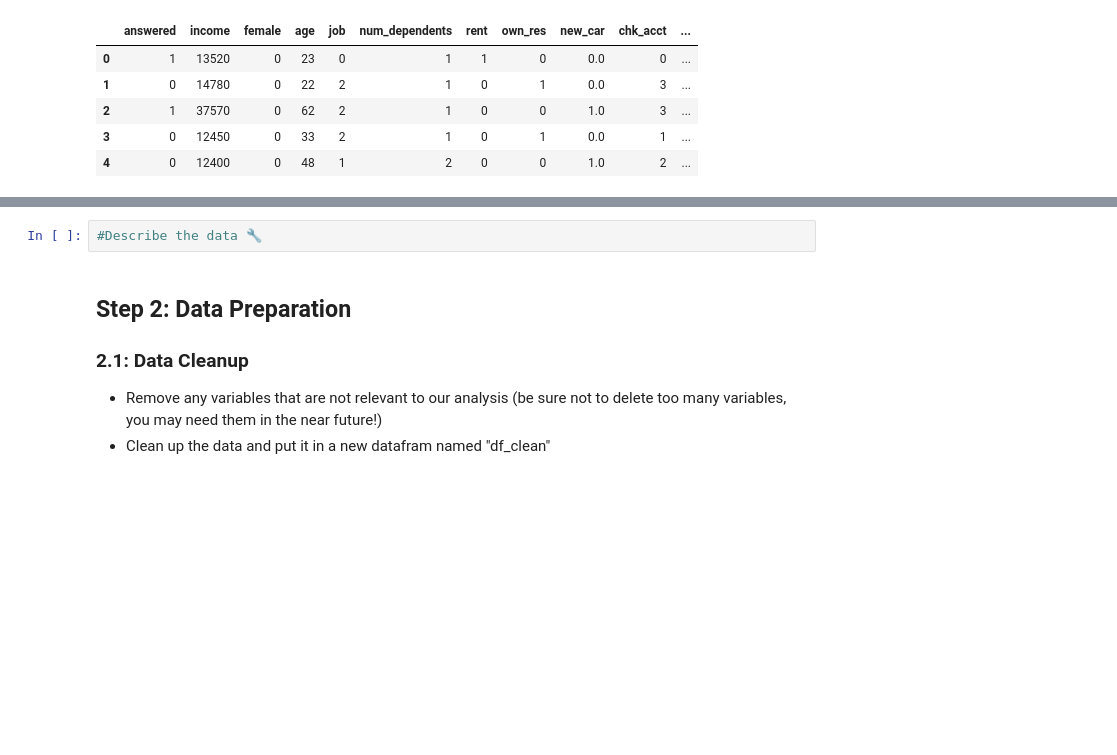
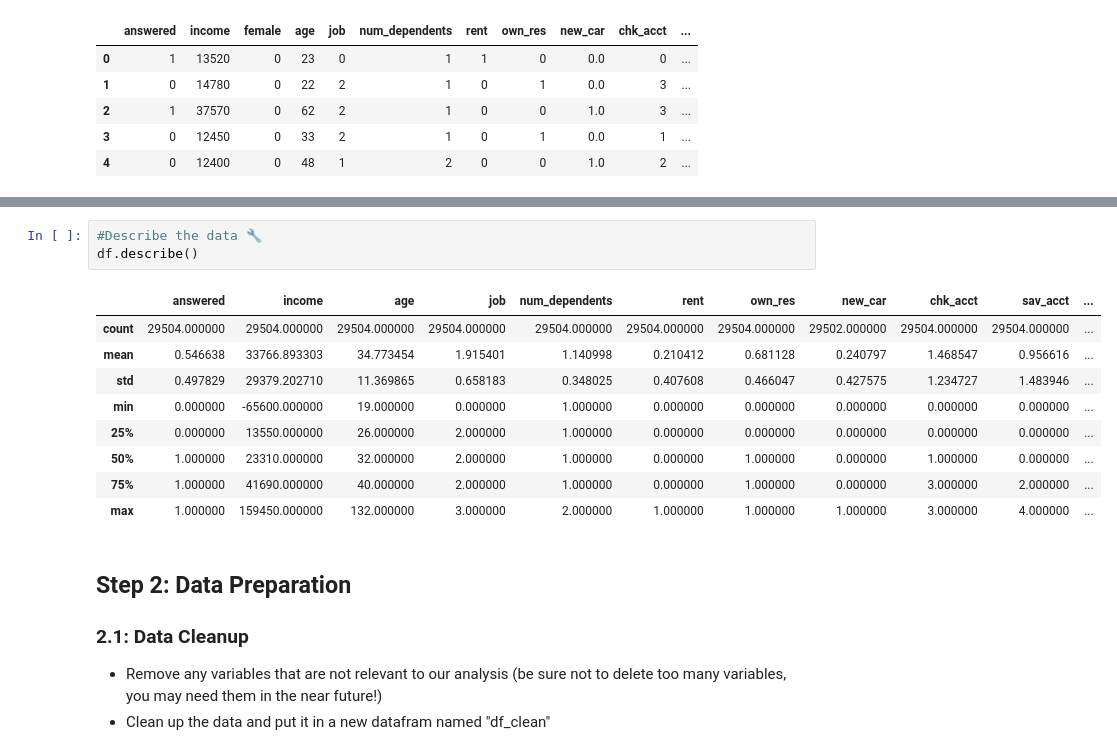
Before and after one commit to u1344368/IS4487, a Jupyter notebook: Assignments/assignment_10_classification.ipynb, the cells around one changed output, grey strips where cells are left out. Drawn from its saved outputs; the diff is of its cells as text; blank space fills up the shorter version.

```diff
--- a/Assignments/assignment_10_classification.ipynb
+++ b/Assignments/assignment_10_classification.ipynb
@@ -92,5 +111,16 @@ df.head(5)
 # %%
 #Describe the data 🔧
+df.describe()
+# %% [output]
+|  | answered | income | age | job | num_dependents | rent | own_res | new_car | chk_acct | sav_acct | ... |
+| count | 29504.000000 | 29504.000000 | 29504.000000 | 29504.000000 | 29504.000000 | 29504.000000 | 29504.000000 | 29502.000000 | 29504.000000 | 29504.000000 | ... |
+| mean | 0.546638 | 33766.893303 | 34.773454 | 1.915401 | 1.140998 | 0.210412 | 0.681128 | 0.240797 | 1.468547 | 0.956616 | ... |
+| std | 0.497829 | 29379.202710 | 11.369865 | 0.658183 | 0.348025 | 0.407608 | 0.466047 | 0.427575 | 1.234727 | 1.483946 | ... |
+| min | 0.000000 | -65600.000000 | 19.000000 | 0.000000 | 1.000000 | 0.000000 | 0.000000 | 0.000000 | 0.000000 | 0.000000 | ... |
+| 25% | 0.000000 | 13550.000000 | 26.000000 | 2.000000 | 1.000000 | 0.000000 | 0.000000 | 0.000000 | 0.000000 | 0.000000 | ... |
+| 50% | 1.000000 | 23310.000000 | 32.000000 | 2.000000 | 1.000000 | 0.000000 | 1.000000 | 0.000000 | 1.000000 | 0.000000 | ... |
+| 75% | 1.000000 | 41690.000000 | 40.000000 | 2.000000 | 1.000000 | 0.000000 | 1.000000 | 0.000000 | 3.000000 | 2.000000 | ... |
+| max | 1.000000 | 159450.000000 | 132.000000 | 3.000000 | 2.000000 | 1.000000 | 1.000000 | 1.000000 | 3.000000 | 4.000000 | ... |
 # %% [markdown]
 ## Step 2: Data Preparation
 
```
Also changed, not shown: parts of 8 cells of this notebook.
